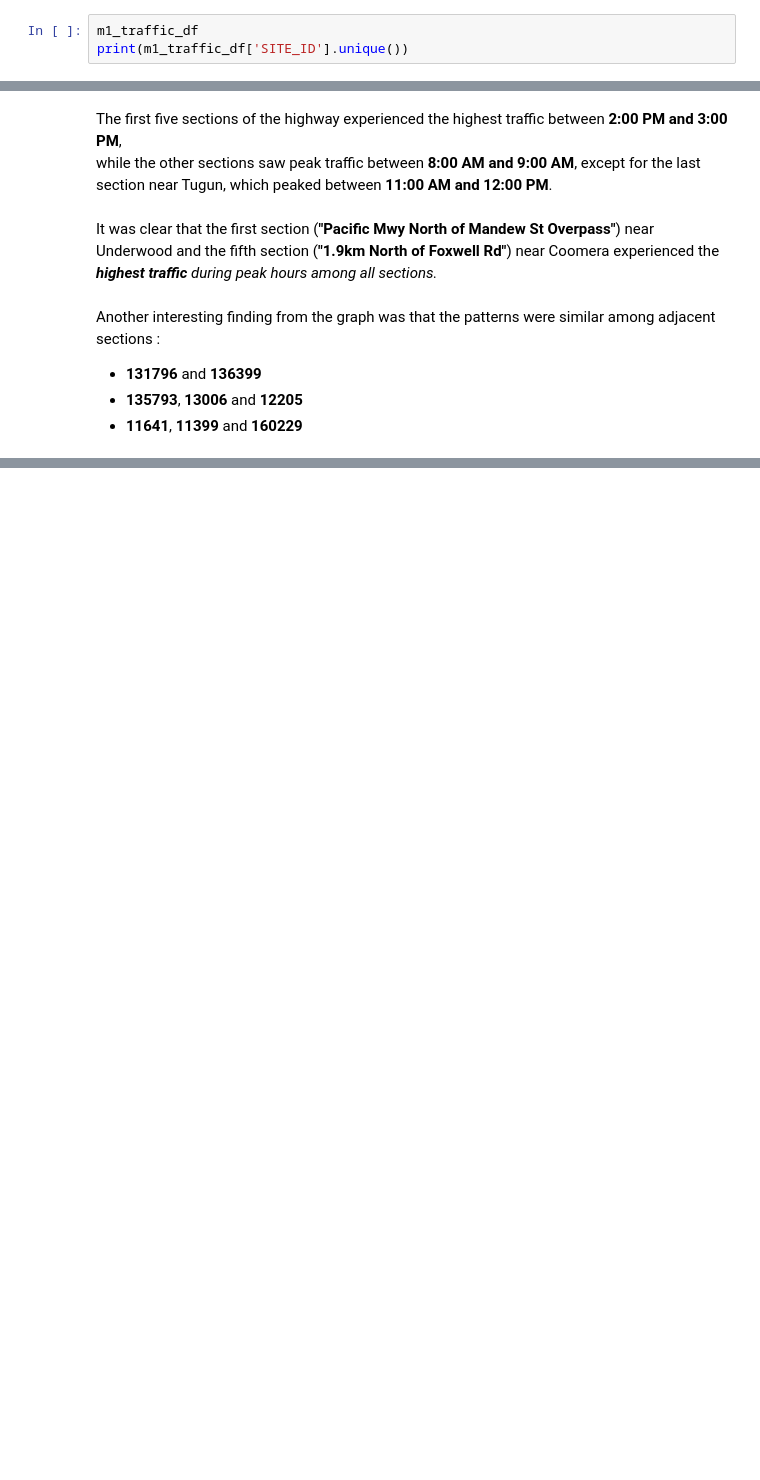
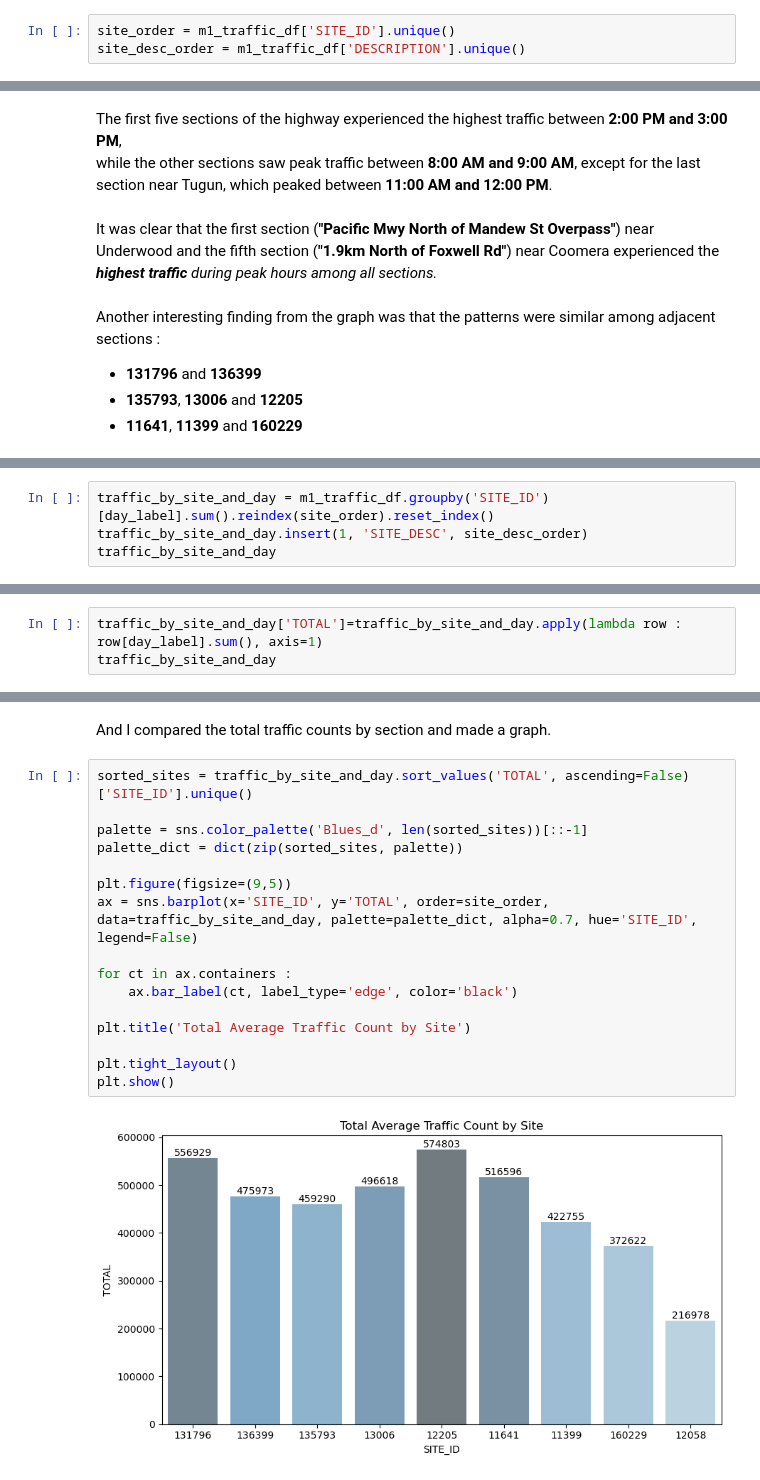
Before and after one commit to SuhyunKimm/M1MotorwayCongestionAnalysis, a Jupyter notebook: M1MotorwayCongestionAnalysis.ipynb, the cells around one changed output, grey strips where cells are left out. Saved outputs shown, nothing was run; the diff lists cells and outputs as text; blank space fills up the shorter version.

```diff
--- a/M1MotorwayCongestionAnalysis.ipynb
+++ b/M1MotorwayCongestionAnalysis.ipynb
@@ -136,3 +142,3 @@ This time, I compared and analyzed traffic volume by time of day across differen
 # %%
-m1_traffic_df
-print(m1_traffic_df['SITE_ID'].unique())
+site_order = m1_traffic_df['SITE_ID'].unique()
+site_desc_order = m1_traffic_df['DESCRIPTION'].unique()
@@ -181,0 +188,4 @@ Another interesting finding from the graph was that the patterns were similar am
+# %%
+traffic_by_site_and_day = m1_traffic_df.groupby('SITE_ID')[day_label].sum().reindex(site_order).reset_index()
+traffic_by_site_and_day.insert(1, 'SITE_DESC', site_desc_order)
+traffic_by_site_and_day
@@ -181,0 +203,3 @@ Another interesting finding from the graph was that the patterns were similar am
+# %%
+traffic_by_site_and_day['TOTAL']=traffic_by_site_and_day.apply(lambda row : row[day_label].sum(), axis=1)
+traffic_by_site_and_day
@@ -181,0 +217,20 @@ Another interesting finding from the graph was that the patterns were similar am
+# %% [markdown]
+And I compared the total traffic counts by section and made a graph.
+# %%
+sorted_sites = traffic_by_site_and_day.sort_values('TOTAL', ascending=False)['SITE_ID'].unique()
+
+palette = sns.color_palette('Blues_d', len(sorted_sites))[::-1]
+palette_dict = dict(zip(sorted_sites, palette))
+
+plt.figure(figsize=(9,5))
+ax = sns.barplot(x='SITE_ID', y='TOTAL', order=site_order, data=traffic_by_site_and_day, palette=palette_dict, alpha=0.7, hue='SITE_ID', legend=False)
+
+for ct in ax.containers :
+    ax.bar_label(ct, label_type='edge', color='black')
+
+plt.title('Total Average Traffic Count by Site')
+
+plt.tight_layout()
+plt.show()
+# %% [output]
+[figure, added]
```
Also changed, not shown: parts of 17 cells of this notebook.
